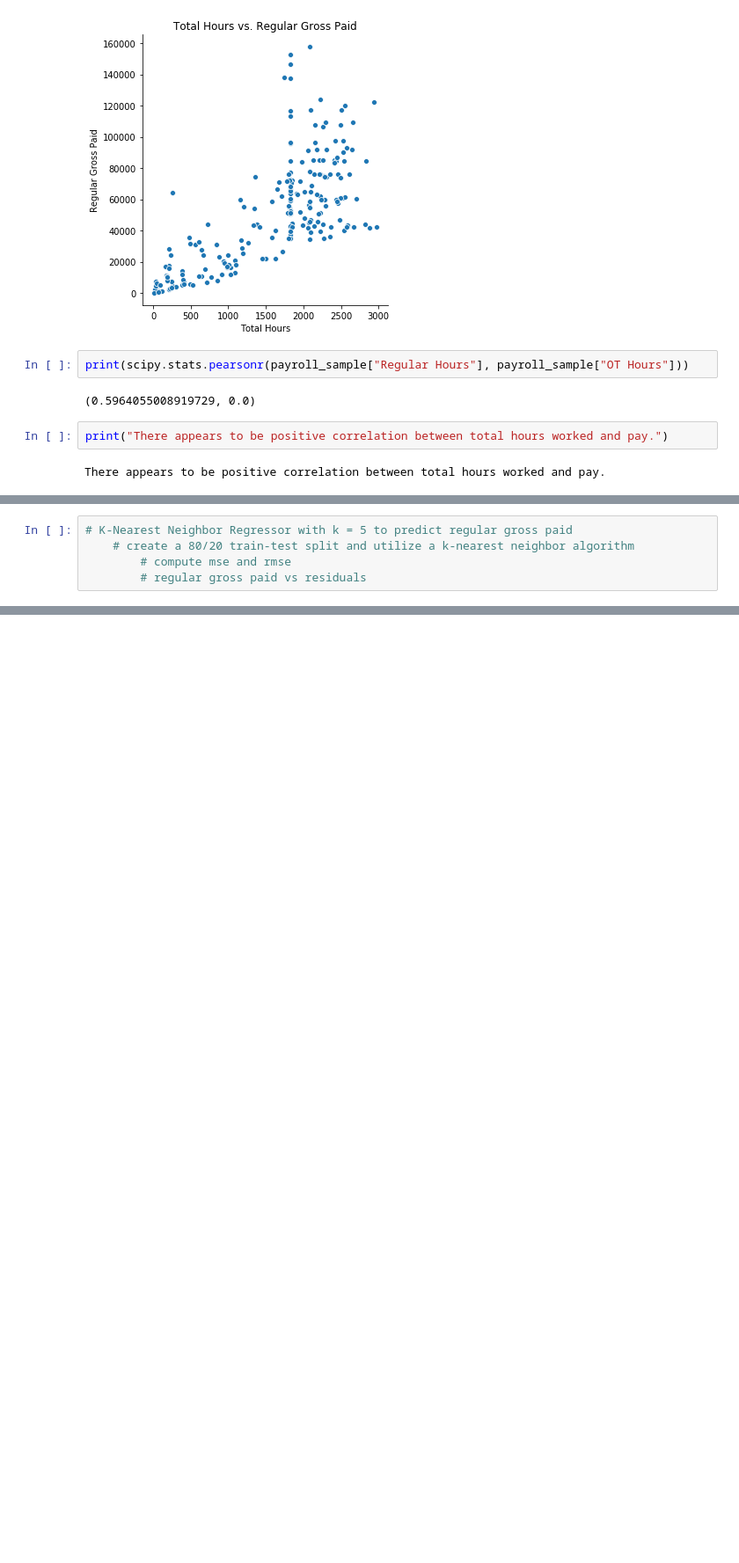
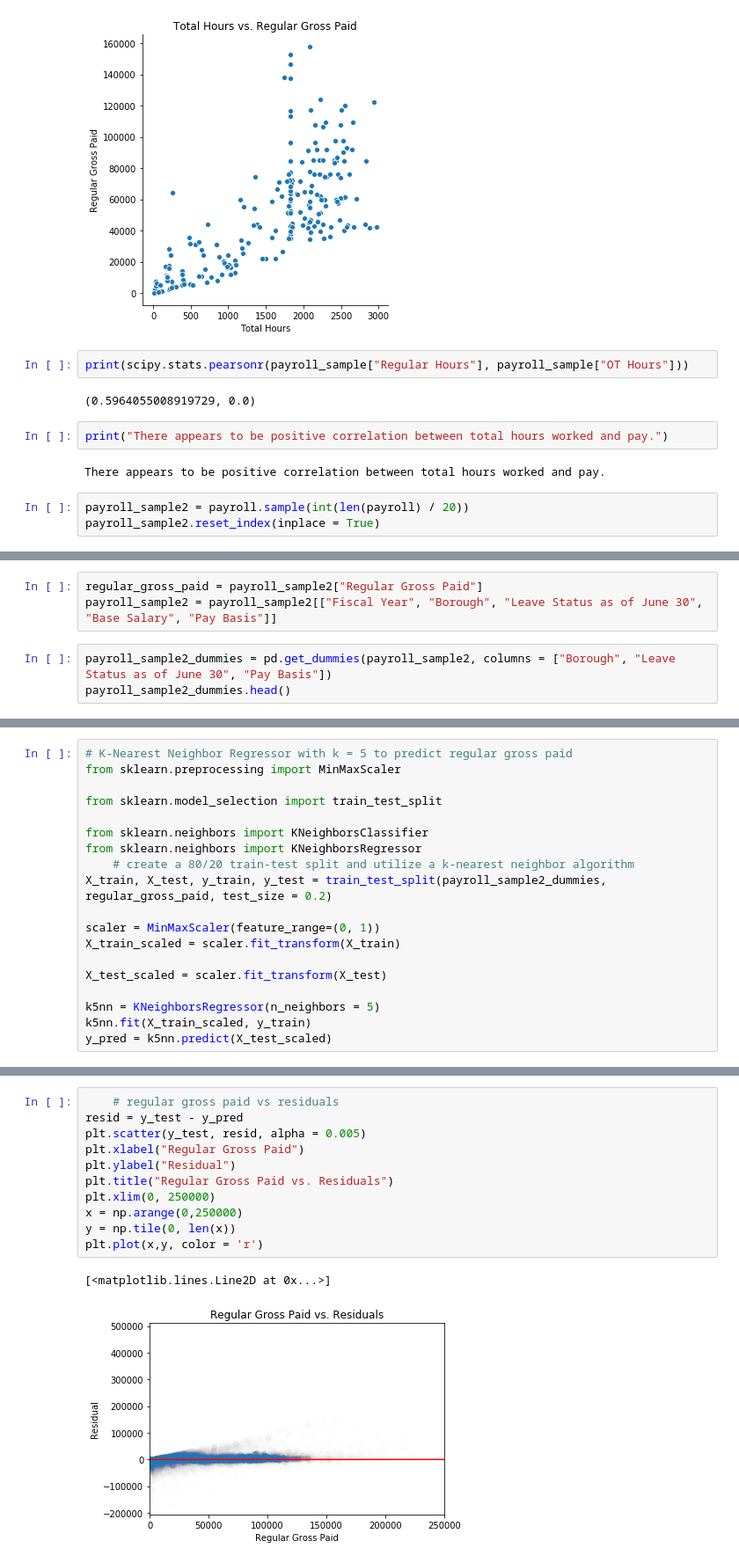
Before and after one commit to esm2000/nyc_payroll, a Jupyter notebook: citywide_payroll.ipynb, the cells around one changed output, grey strips where cells are left out. Shown: that part at 88% size. Cells and saved outputs as stored; diff of their text form; blank space fills up the shorter version.

Commit message:
k-nearest neighbor regressor

```diff
--- a/citywide_payroll.ipynb
+++ b/citywide_payroll.ipynb
@@ -919,3 +919,6 @@ print(scipy.stats.pearsonr(payroll_sample["Regular Hours"], payroll_sample["OT H
 print("There appears to be positive correlation between total hours worked and pay.")
 # %% [output]
 There appears to be positive correlation between total hours worked and pay.
+# %%
+payroll_sample2 = payroll.sample(int(len(payroll) / 20))
+payroll_sample2.reset_index(inplace = True)
@@ -921,0 +934,6 @@ There appears to be positive correlation between total hours worked and pay.
+# %%
+regular_gross_paid = payroll_sample2["Regular Gross Paid"]
+payroll_sample2 = payroll_sample2[["Fiscal Year", "Borough", "Leave Status as of June 30", "Base Salary", "Pay Basis"]]
+# %%
+payroll_sample2_dummies = pd.get_dummies(payroll_sample2, columns = ["Borough", "Leave Status as of June 30", "Pay Basis"])
+payroll_sample2_dummies.head()
@@ -922,5 +947,19 @@ There appears to be positive correlation between total hours worked and pay.
 # %%
 # K-Nearest Neighbor Regressor with k = 5 to predict regular gross paid
+from sklearn.preprocessing import MinMaxScaler
+
+from sklearn.model_selection import train_test_split
+
+from sklearn.neighbors import KNeighborsClassifier
+from sklearn.neighbors import KNeighborsRegressor
     # create a 80/20 train-test split and utilize a k-nearest neighbor algorithm
-        # compute mse and rmse
-        # regular gross paid vs residuals
+X_train, X_test, y_train, y_test = train_test_split(payroll_sample2_dummies, regular_gross_paid, test_size = 0.2)
+
+scaler = MinMaxScaler(feature_range=(0, 1))
+X_train_scaled = scaler.fit_transform(X_train)
+
+X_test_scaled = scaler.fit_transform(X_test)
+
+k5nn = KNeighborsRegressor(n_neighbors = 5)
+k5nn.fit(X_train_scaled, y_train)
+y_pred = k5nn.predict(X_test_scaled)
@@ -926,0 +978,14 @@ There appears to be positive correlation between total hours worked and pay.
+# %%
+    # regular gross paid vs residuals
+resid = y_test - y_pred
+plt.scatter(y_test, resid, alpha = 0.005)
+plt.xlabel("Regular Gross Paid")
+plt.ylabel("Residual")
+plt.title("Regular Gross Paid vs. Residuals")
+plt.xlim(0, 250000)
+x = np.arange(0,250000)
+y = np.tile(0, len(x))
+plt.plot(x,y, color = 'r')
+# %% [output]
+[<matplotlib.lines.Line2D at 0x...>]
+[figure, added]
```
Also changed, not shown: parts of 4 cells of this notebook.
